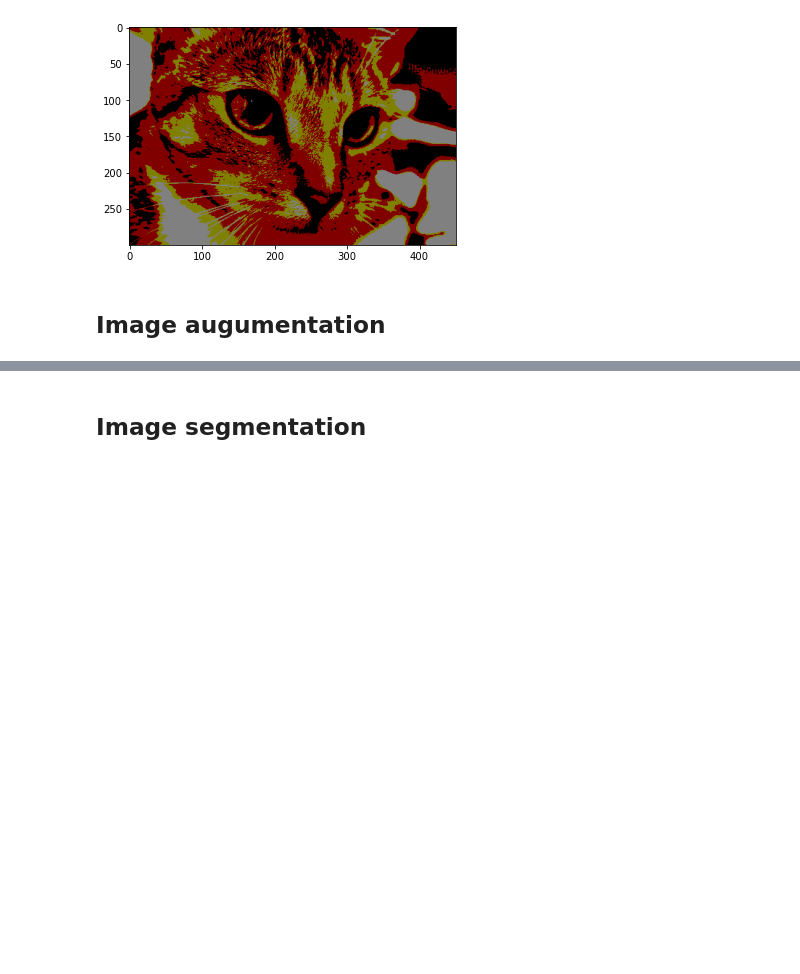
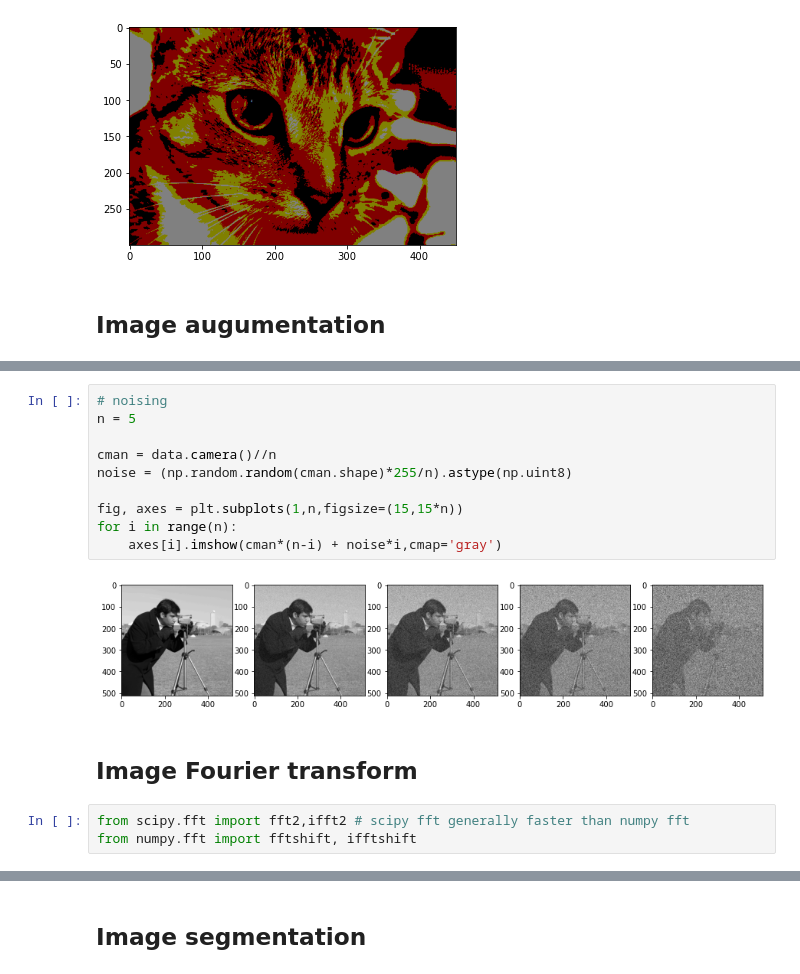
Before and after one commit to ehgus/python-101, a Jupyter notebook: chp2-image-processing.ipynb, the cells around one changed output, grey strips where cells are left out. Saved outputs shown, nothing was run; the diff lists cells and outputs as text; blank space fills up the shorter version.

```diff
--- a/chp2-image-processing.ipynb
+++ b/chp2-image-processing.ipynb
@@ -55,0 +77,17 @@ plt.imshow(cat_seg);
+# %%
+# noising
+n = 5
+
+cman = data.camera()//n
+noise = (np.random.random(cman.shape)*255/n).astype(np.uint8)
+
+fig, axes = plt.subplots(1,n,figsize=(15,15*n))
+for i in range(n):
+    axes[i].imshow(cman*(n-i) + noise*i,cmap='gray')
+# %% [output]
+[figure, added]
+# %% [markdown]
+## Image Fourier transform
+# %%
+from scipy.fft import fft2,ifft2 # scipy fft generally faster than numpy fft
+from numpy.fft import fftshift, ifftshift
```
Also changed, not shown: parts of 4 cells of this notebook.
